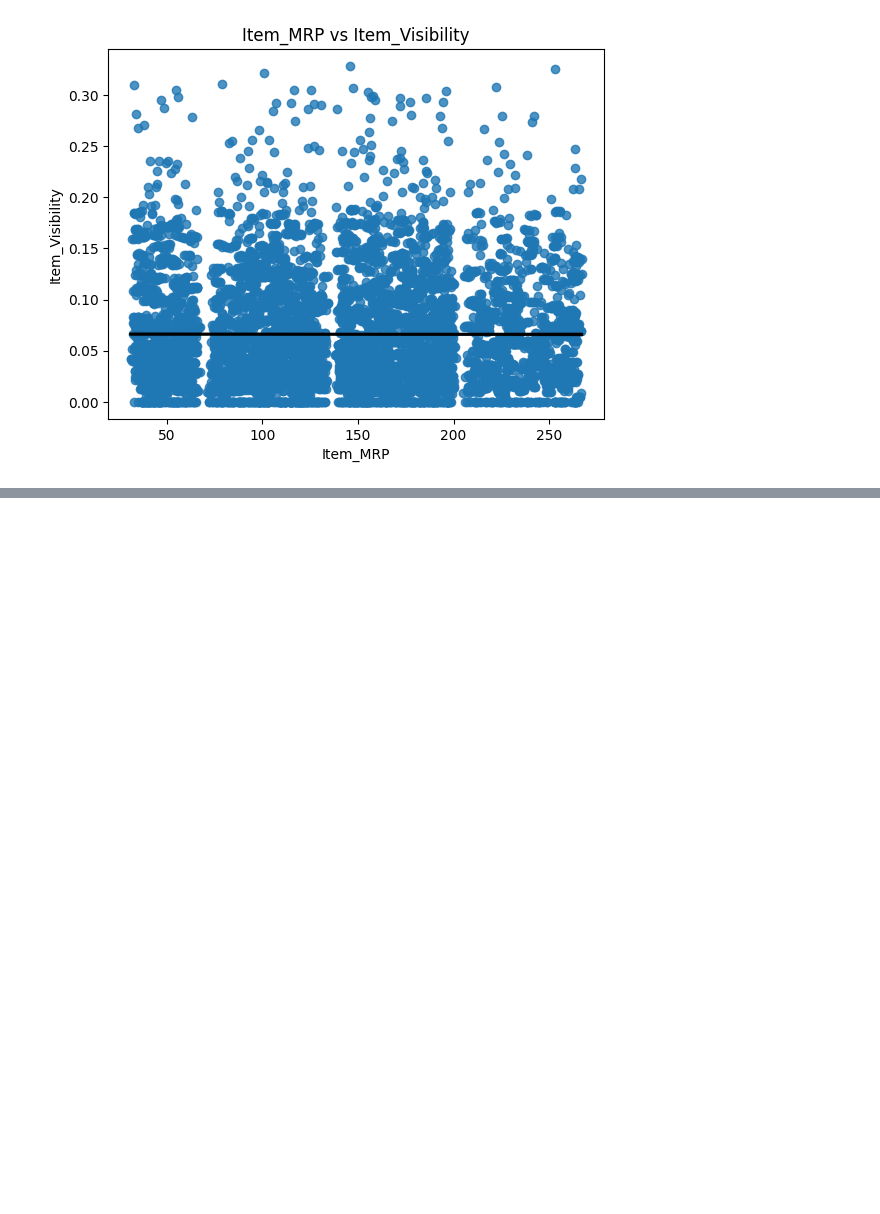
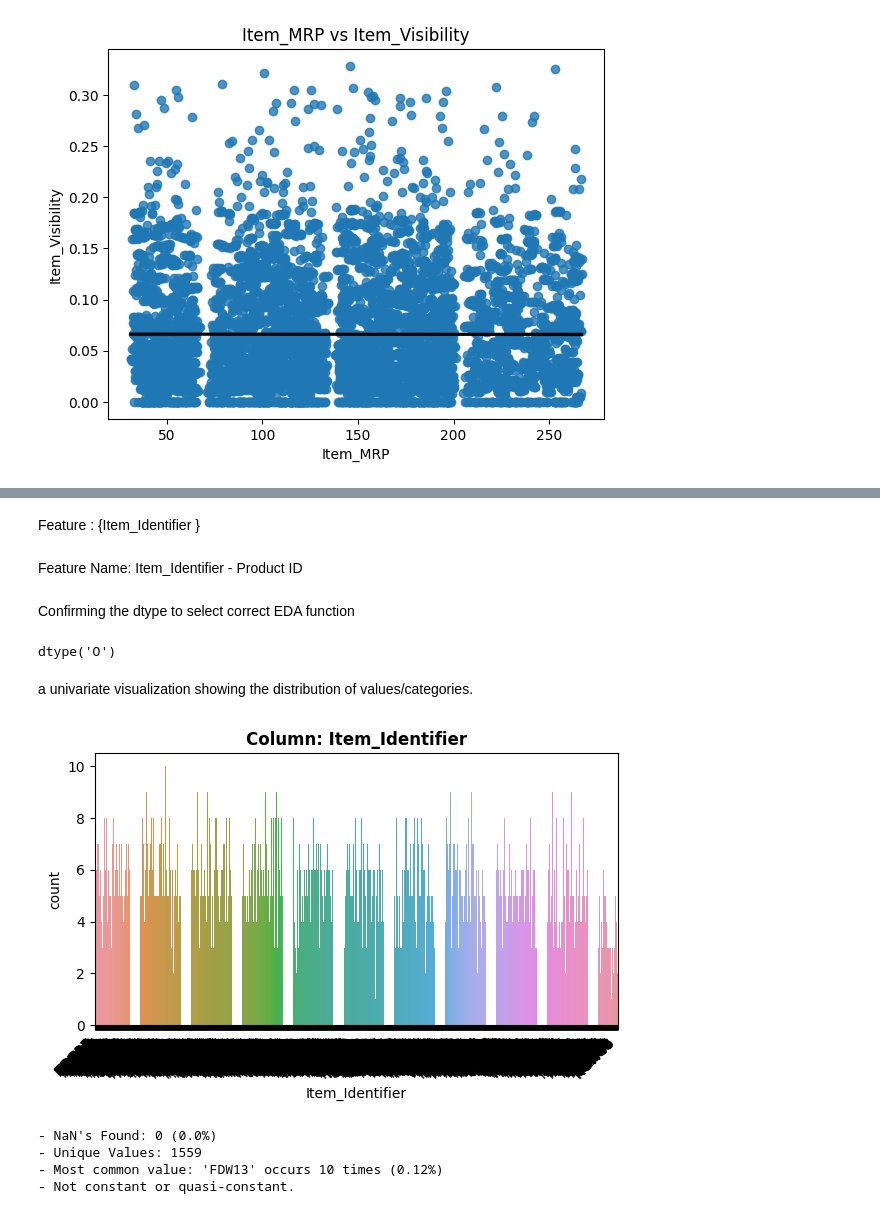
Before and after one commit to SinothileB/Prediction-of-Product-Sales, a Jupyter notebook: Markdown.ipynb, the cells around one changed output, grey strips where cells are left out. Saved outputs shown, nothing was run; the diff lists cells and outputs as text; code cells hidden in the pictures; blank space fills up the shorter version.

```diff
--- a/Markdown.ipynb
+++ b/Markdown.ipynb
@@ -306,0 +561,23 @@ Text(0.5, 1.0, 'Item_MRP vs Item_Visibility')
+# %% [markdown]
+Feature : {Item_Identifier }
+# %% [markdown]
+Feature Name:  Item_Identifier - 	Product ID
+# %% [markdown]
+Confirming the dtype to select correct EDA function
+# %%
+# Confirming the dtype to select correct EDA function
+feature = "Item_Identifier"
+df[feature].dtype
+# %% [output]
+dtype('O')
+# %% [markdown]
+ a univariate visualization showing the distribution of values/categories.
+# %%
+# Calling our custom EDA function
+explore_categorical(df, feature);
+# %% [output]
+[figure, added]
+- NaN's Found: 0 (0.0%)
+- Unique Values: 1559
+- Most common value: 'FDW13' occurs 10 times (0.12%)
+- Not constant or quasi-constant.
```
Also changed, not shown: parts of 99 cells of this notebook.
